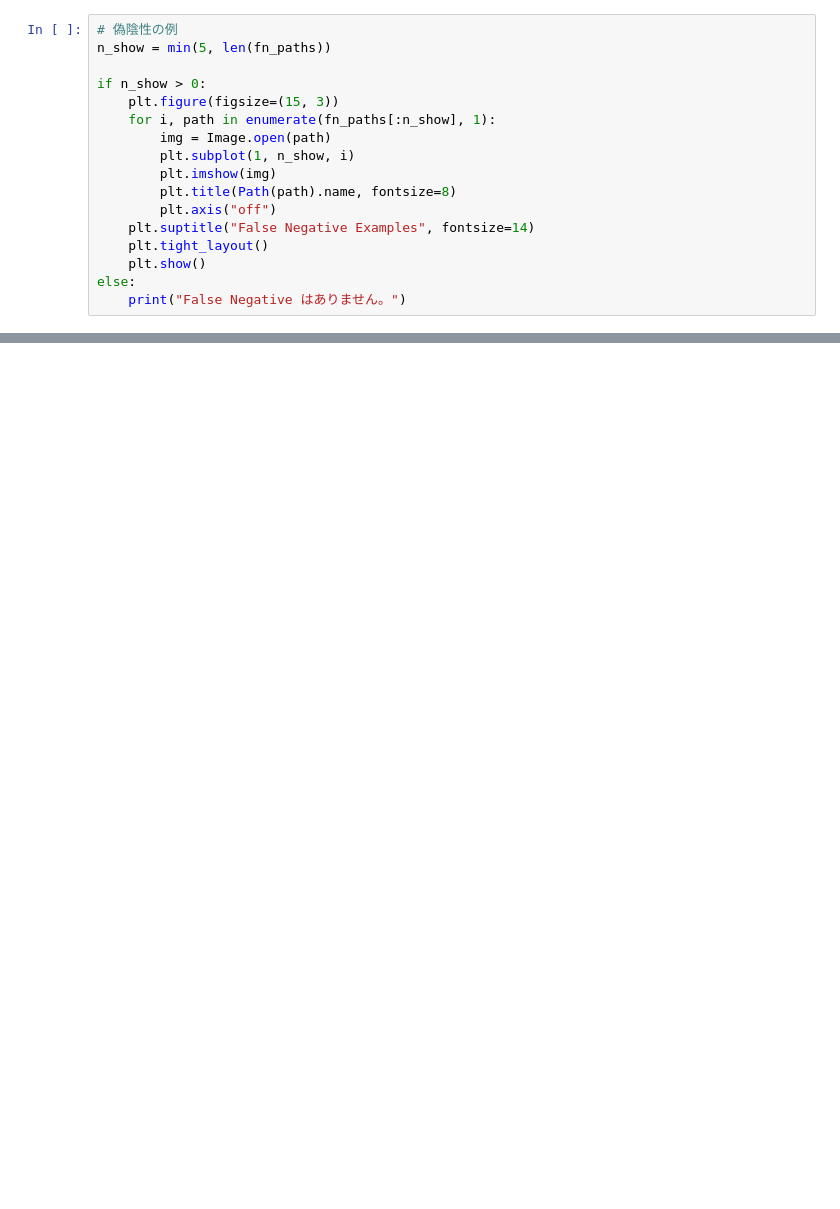
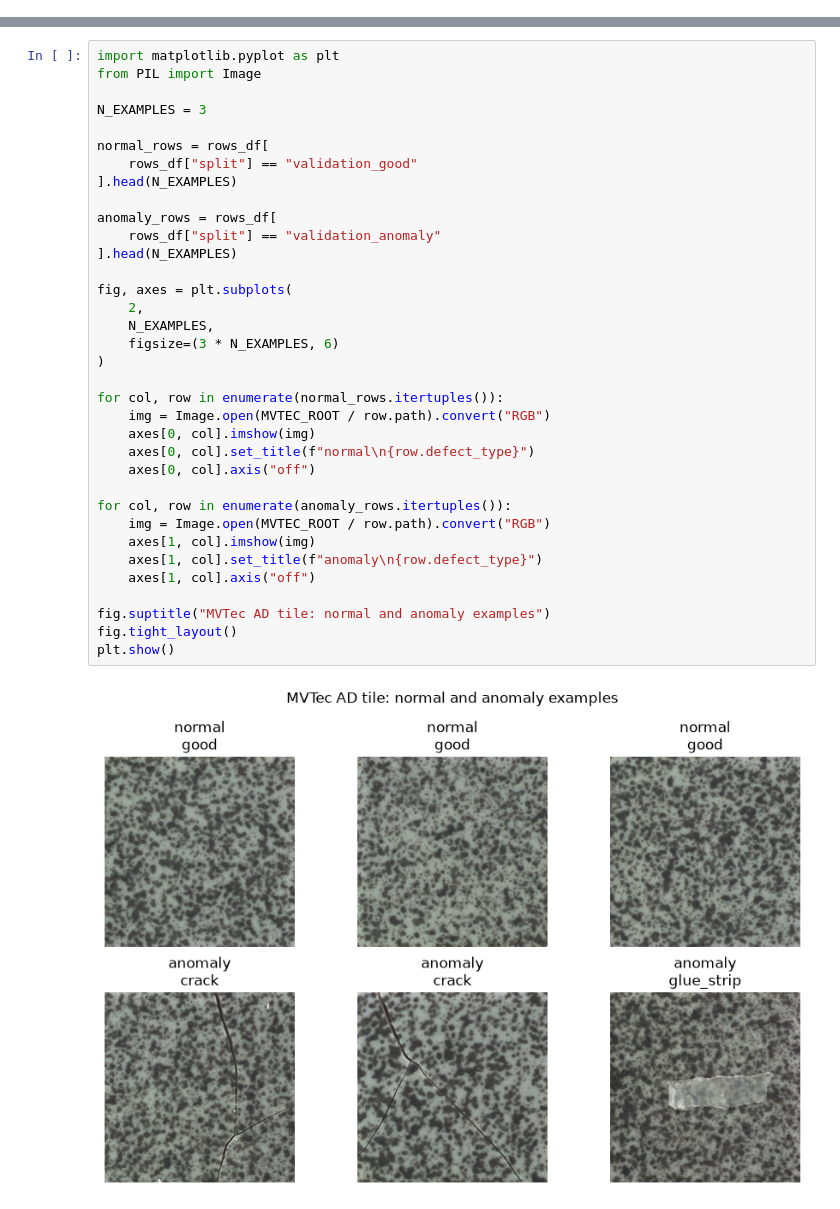
Before and after one commit to QuAILib/quailib-app-samples, a Jupyter notebook: tutorials/qklearn_fmqa/clustering_qklearn_fmqa_tutorial.ipynb, the cells around one changed output, grey strips where cells are left out. Saved outputs shown, nothing was run; the diff lists cells and outputs as text; blank space fills up the shorter version.

```diff
--- a/tutorials/qklearn_fmqa/clustering_qklearn_fmqa_tutorial.ipynb
+++ b/tutorials/qklearn_fmqa/clustering_qklearn_fmqa_tutorial.ipynb
@@ -2000,17 +0,0 @@ else:
-# %%
-# 偽陰性の例
-n_show = min(5, len(fn_paths))
-
-if n_show > 0:
-    plt.figure(figsize=(15, 3))
-    for i, path in enumerate(fn_paths[:n_show], 1):
-        img = Image.open(path)
-        plt.subplot(1, n_show, i)
-        plt.imshow(img)
-        plt.title(Path(path).name, fontsize=8)
-        plt.axis("off")
-    plt.suptitle("False Negative Examples", fontsize=14)
-    plt.tight_layout()
-    plt.show()
-else:
-    print("False Negative はありません。")
@@ -2028,0 +203,37 @@ else:
+# %%
+import matplotlib.pyplot as plt
+from PIL import Image
+
+N_EXAMPLES = 3
+
+normal_rows = rows_df[
+    rows_df["split"] == "validation_good"
+].head(N_EXAMPLES)
+
+anomaly_rows = rows_df[
+    rows_df["split"] == "validation_anomaly"
+].head(N_EXAMPLES)
+
+fig, axes = plt.subplots(
+    2,
+    N_EXAMPLES,
+    figsize=(3 * N_EXAMPLES, 6)
+)
+
+for col, row in enumerate(normal_rows.itertuples()):
+    img = Image.open(MVTEC_ROOT / row.path).convert("RGB")
+    axes[0, col].imshow(img)
+    axes[0, col].set_title(f"normal\n{row.defect_type}")
+    axes[0, col].axis("off")
+
+for col, row in enumerate(anomaly_rows.itertuples()):
+    img = Image.open(MVTEC_ROOT / row.path).convert("RGB")
+    axes[1, col].imshow(img)
+    axes[1, col].set_title(f"anomaly\n{row.defect_type}")
+    axes[1, col].axis("off")
+
+fig.suptitle("MVTec AD tile: normal and anomaly examples")
+fig.tight_layout()
+plt.show()
+# %% [output]
+[figure, added]
```
Also changed, not shown: parts of 162 cells of this notebook, 4 other files.
